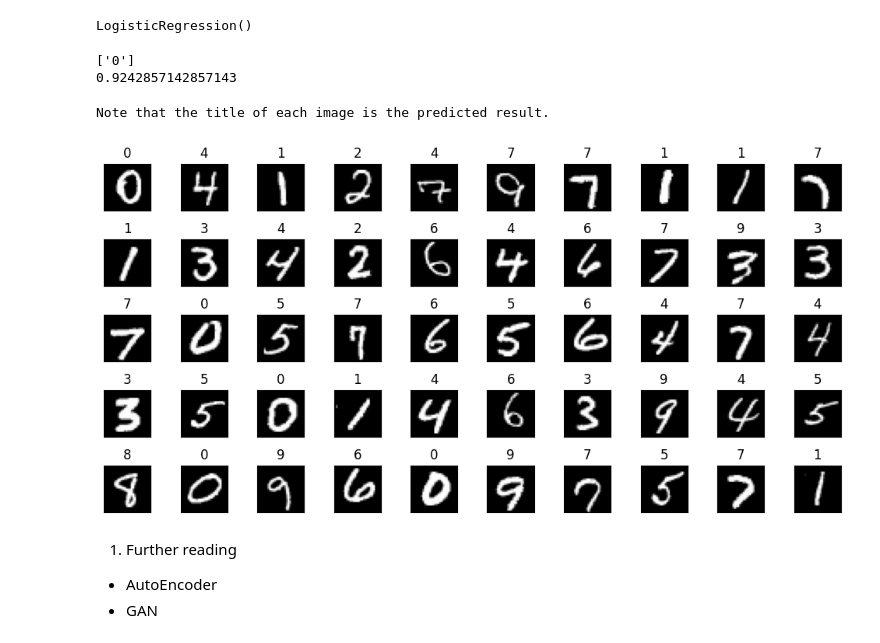
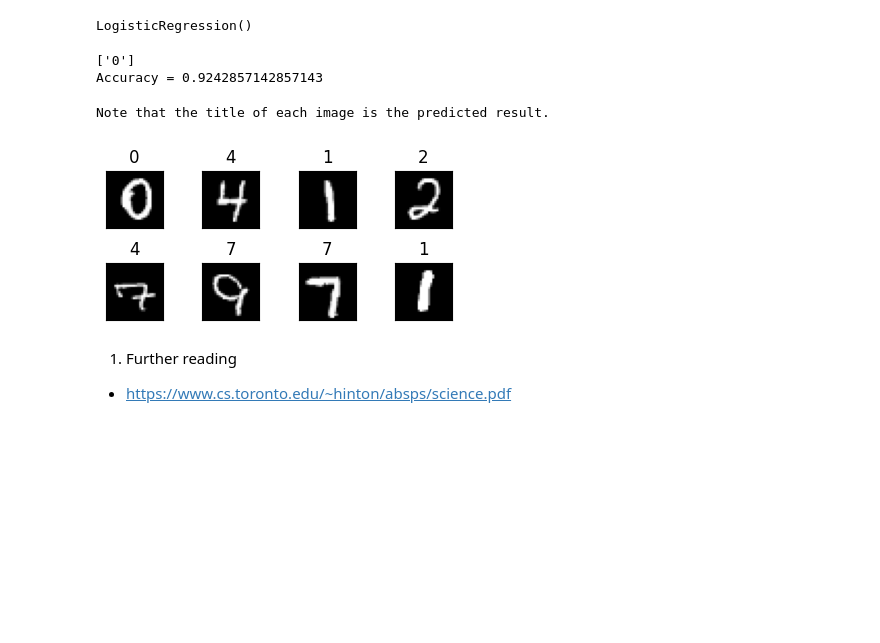
Before and after one commit to ekaratnida/Applied-machine-learning, a Jupyter notebook: Week15-pca/PCA.ipynb, the cells around one changed output. Drawn from its saved outputs; the diff is of its cells as text; code cells hidden in the pictures; blank space fills up the shorter version.

```diff
--- a/Week15-pca/PCA.ipynb
+++ b/Week15-pca/PCA.ipynb
@@ -266,7 +277,7 @@ test_img_compress = pca.transform(test_img_std)
 329
 # %%
 from sklearn.linear_model import LogisticRegression
-clf = LogisticRegression(solver='lbfgs')
+clf = LogisticRegression()
 clf.fit(train_img_compress, train_lbl)
 # %% [output]
 STOP: TOTAL NO. OF ITERATIONS REACHED LIMIT.
@@ -279,37 +290,36 @@ Please also refer to the documentation for alternative solver options:
 LogisticRegression()
 # %%
 print(clf.predict(test_img_compress[0].reshape(1,-1)))
-print(clf.score(test_img_compress,test_lbl))
+print(f"Accuracy = {clf.score(test_img_compress,test_lbl)}")
 # %% [output]
 ['0']
-0.9242857142857143
+Accuracy = 0.9242857142857143
 # %%
-n_rows = 5
-n_cols = 10
+n_rows = 2
+n_cols = 4
 max_index = n_rows * n_cols
 
 fig, axs = plt.subplots(nrows=n_rows, ncols=n_cols, figsize=(n_cols, n_rows), subplot_kw={'xticks': [], 'yticks': []})
 
 print("Note that the title of each image is the predicted result.")
 
 for ax, i in zip(axs.flat, range(max_index)):
 
     # Convert array size 784x1 to 28x28 to be able to plot
     my_image = np.array(test_img_original.iloc[i], dtype='float')
     pixels = my_image.reshape((28, 28))
     ax.imshow(pixels, cmap='gray')
 
     # Set title with its result
     result = clf.predict(test_img_compress[i].reshape(1,-1)) # convert dimension (327,) to (1,327)
     ax.set_title(result[0])
 
 # Display plot
 plt.tight_layout()
 plt.show()
 # %% [output]
 Note that the title of each image is the predicted result.
-[figure, old version]
+[figure, new version]
-# %% [markdown]
-1. Further reading
-- AutoEncoder
-- GAN
+# %% [markdown]
+1. Further reading
+- https://www.cs.toronto.edu/~hinton/absps/science.pdf
```
Also changed, not shown: parts of 14 cells of this notebook.
